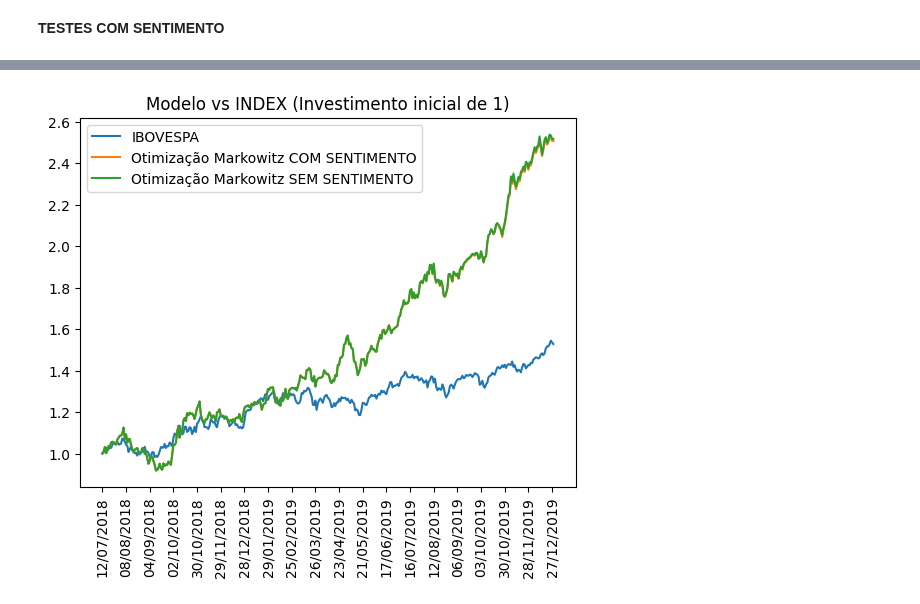
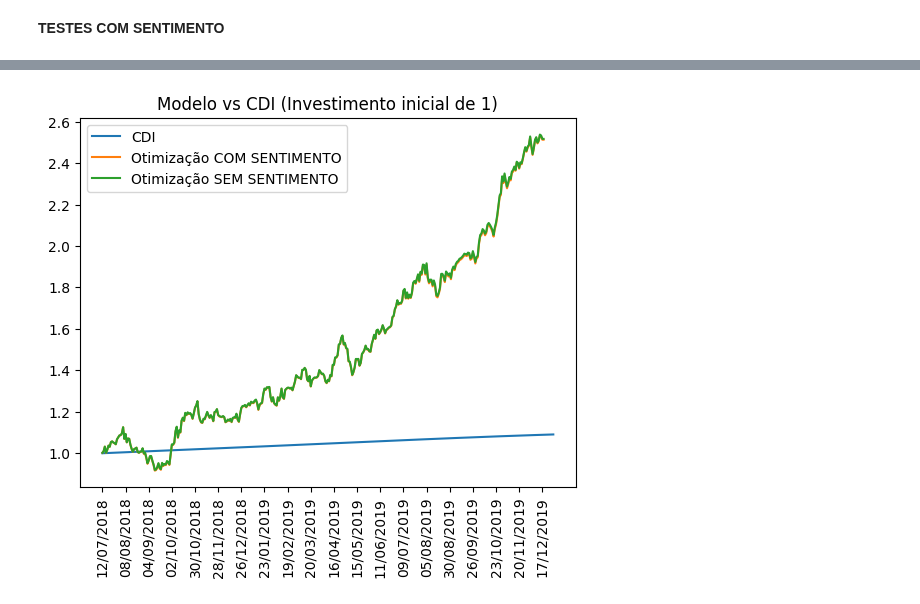
Before and after one commit to ehbats/tcc, a Jupyter notebook: twittator/data_analysis/technical_rf.ipynb, the cells around one changed output, grey strips where cells are left out. Drawn from its saved outputs; the diff is of its cells as text; code cells hidden in the pictures.

```diff
--- a/twittator/data_analysis/technical_rf.ipynb
+++ b/twittator/data_analysis/technical_rf.ipynb
@@ -466,11 +480,11 @@ balanced_weights_with_sentiment = BalancedWeightsOptimizator().optimize(
 # %%
 from portfolio_management.services.benchmark import BenchmarkComparator
 from data_analysis.useful_defaults import IBOVESPA, CDI, SP500
-benchmark_name = IBOVESPA['bench_name']
-benchmark_type = IBOVESPA['bench']
-column = IBOVESPA['column']
-date_column = IBOVESPA['date_column']
-benchmark_ticker = IBOVESPA['ticker']
+benchmark_name = CDI['bench_name']
+benchmark_type = CDI['bench']
+column = CDI['column']
+date_column = CDI['date_column']
+# benchmark_ticker = CDI['ticker']
 initial_investment = 1
 benchmark = BenchmarkComparator().get_benchmark_data(
     start_test_date,
@@ -478,7 +492,8 @@ benchmark = BenchmarkComparator().get_benchmark_data(
     benchmark_type,
     initial_investment,
     column,
-    benchmark_ticker)
+    # benchmark_ticker
+)
 # %%
 import matplotlib.pyplot as plt
 tick_divider = 5
@@ -496,13 +511,14 @@ plt.show()
 # %%
 import matplotlib.pyplot as plt
 tick_divider = 5
 plt.plot(benchmark['capitalization'], label=benchmark_name)
-plt.plot(markowitz_with_sentiment['capitalization'], label='Otimização Markowitz COM SENTIMENTO')
-plt.plot(markowitz_no_sentiment['capitalization'], label='Otimização Markowitz SEM SENTIMENTO')
+plt.plot(markowitz_with_sentiment['capitalization'], label='Otimização COM SENTIMENTO')
+plt.plot(markowitz_no_sentiment['capitalization'], label='Otimização SEM SENTIMENTO')
 plt.legend(loc="upper left")
 plt.title(f'Modelo vs {benchmark_type} (Investimento inicial de {initial_investment})')
 plt.xticks(ticks = range(0,len(benchmark.index)), labels = benchmark[date_column], rotation='vertical')
 plt.locator_params(axis='x', nbins=20)
 plt.show()
+## calcular indice de sharp e var
 # %% [output]
-[figure, old version]
+[figure, new version]
```
Also changed, not shown: parts of 4 cells of this notebook, 5 other files.
